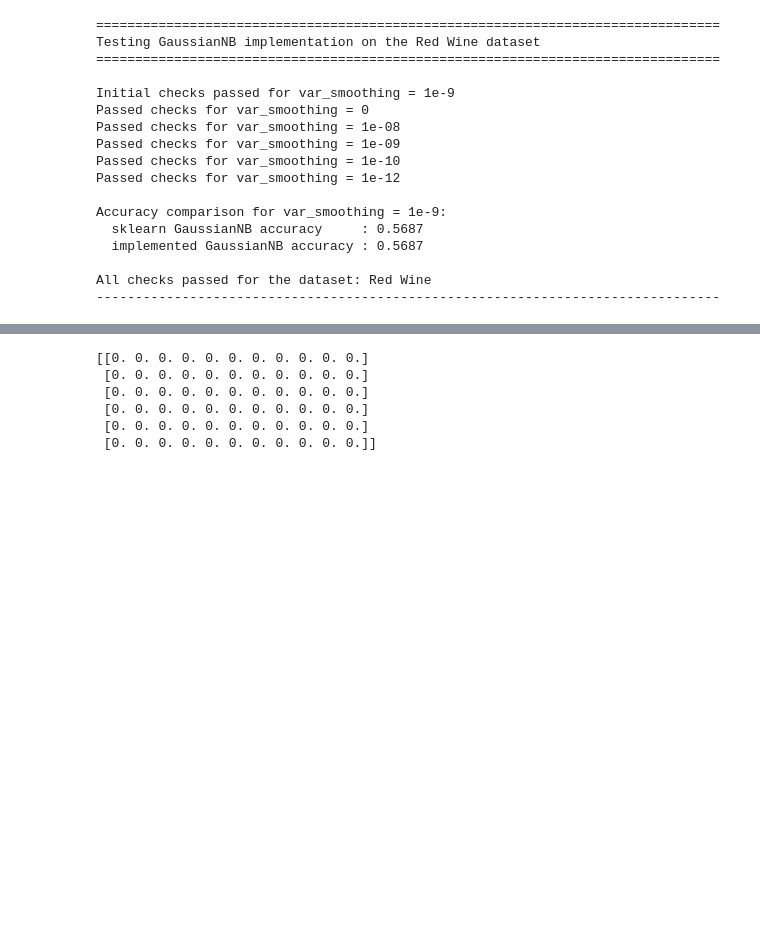
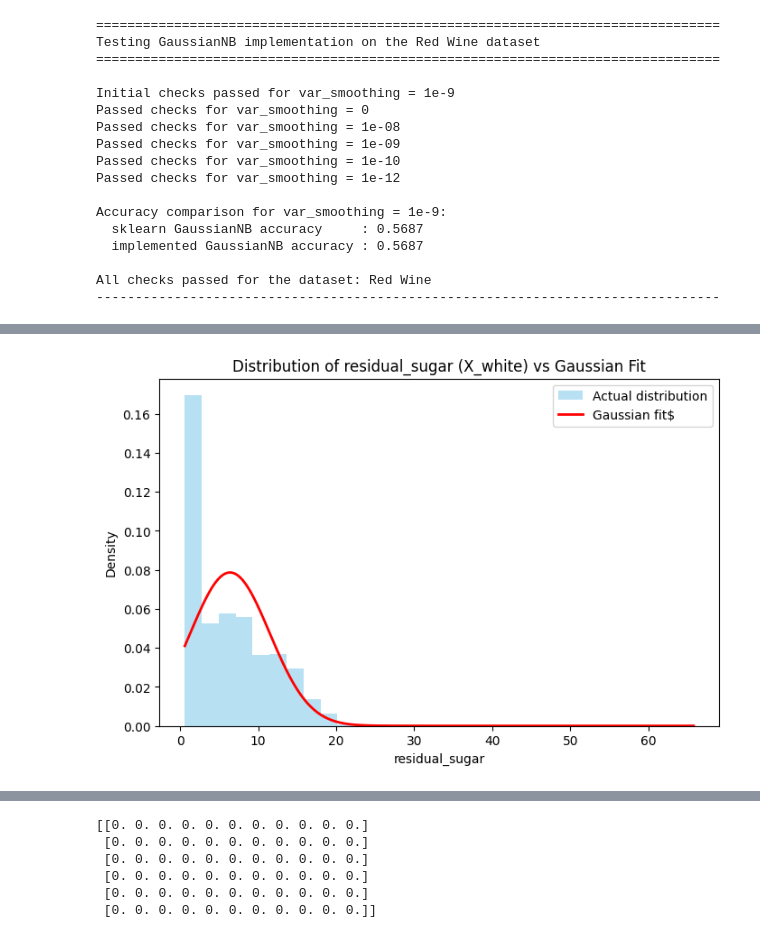
Before and after one commit to tongsu-brown/DATA2060_grouproject, a Jupyter notebook: src/project.ipynb, the cells around one changed output, grey strips where cells are left out. Drawn from its saved outputs; the diff is of its cells as text; code cells hidden in the pictures; blank space fills up the shorter version.

```diff
--- a/src/project.ipynb
+++ b/src/project.ipynb
@@ -655,0 +657,23 @@ All checks passed for the dataset: Red Wine
+# %%
+import matplotlib.pyplot as plt
+from scipy.stats import norm
+
+feature = X_white['residual_sugar'].values
+
+mu = np.mean(feature)
+sigma = np.std(feature)
+
+plt.figure(figsize=(8, 5))
+count, bins, ignored = plt.hist(feature, bins=30, density=True, alpha=0.6, color='skyblue', label='Actual distribution')
+
+x = np.linspace(feature.min(), feature.max(), 1000)
+plt.plot(x, norm.pdf(x, mu, sigma), 'r', lw=2,
+         label=f'Gaussian fit$')
+
+plt.title('Distribution of residual_sugar (X_white) vs Gaussian Fit')
+plt.xlabel('residual_sugar')
+plt.ylabel('Density')
+plt.legend()
+plt.show()
+# %% [output]
+[figure, added]
```
Also changed, not shown: parts of 3 cells of this notebook.
